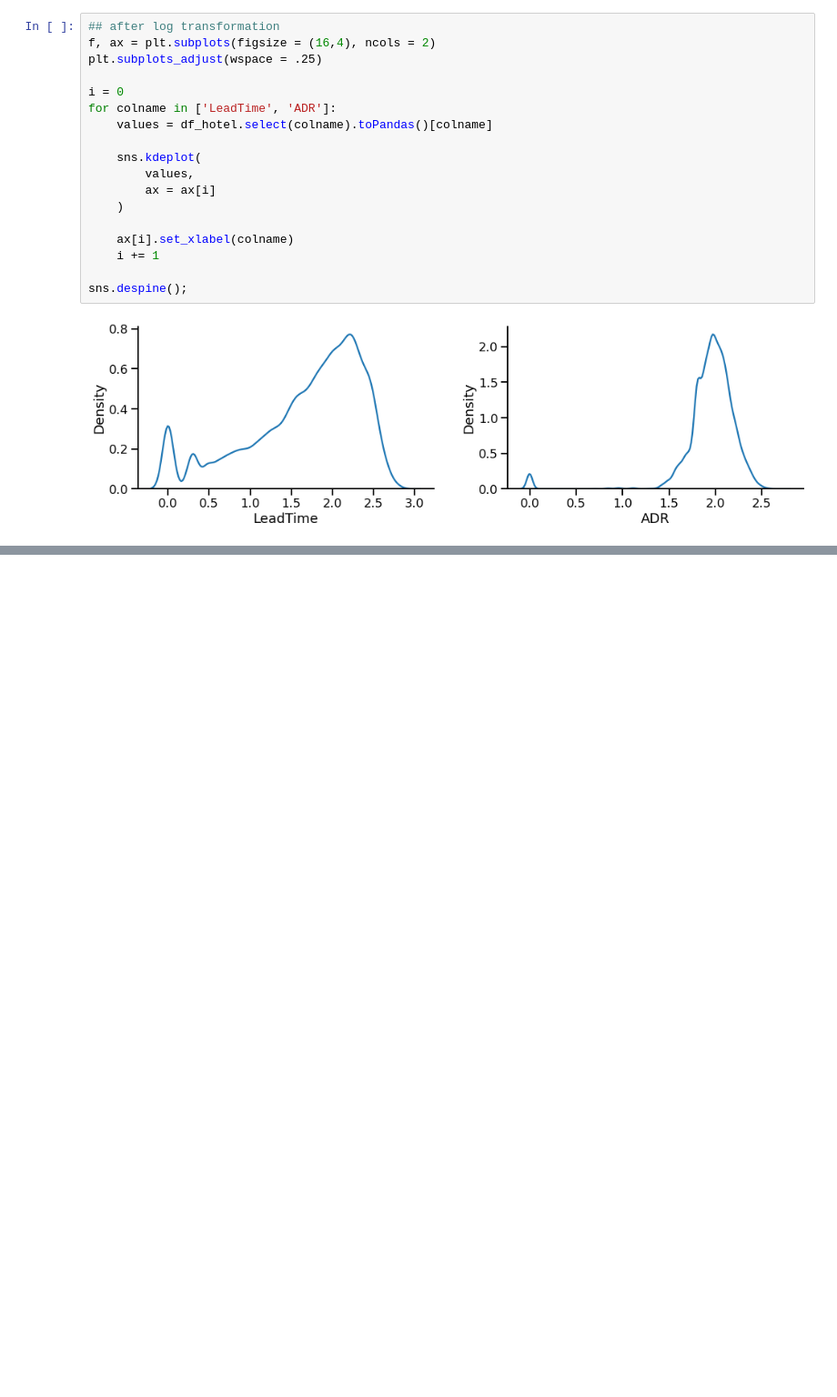
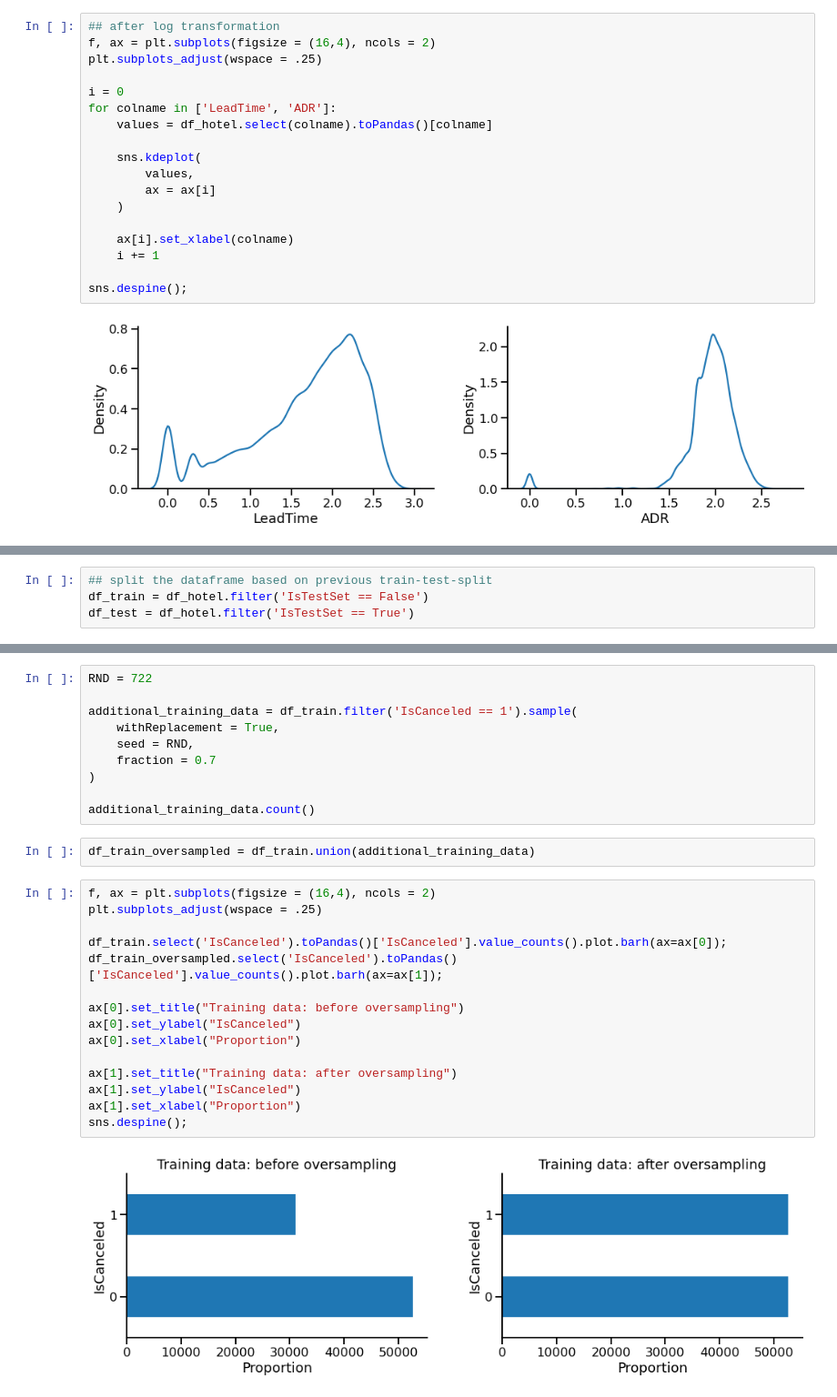
Before and after one commit to elvyna/hotel-booking-cancellation, a Jupyter notebook: 1-data-preparation-data-transformation.ipynb, the cells around one changed output, grey strips where cells are left out. Shown at 91% size. Drawn from its saved outputs; the diff is of its cells as text; blank space fills up the shorter version.

Commit message:
Oversample cancelled bookings

```diff
--- a/1-data-preparation-data-transformation.ipynb
+++ b/1-data-preparation-data-transformation.ipynb
@@ -612,0 +584,4 @@ Oversample the **training set** using SMOTE.
+# %%
+## split the dataframe based on previous train-test-split
+df_train = df_hotel.filter('IsTestSet == False')
+df_test = df_hotel.filter('IsTestSet == True')
@@ -613 +596,30 @@ Oversample the **training set** using SMOTE.
+# %%
+RND = 722
+
+additional_training_data = df_train.filter('IsCanceled == 1').sample(
+    withReplacement = True,
+    seed = RND,
+    fraction = 0.7
+)
+
+additional_training_data.count()
+# %%
+df_train_oversampled = df_train.union(additional_training_data)
+# %%
+f, ax = plt.subplots(figsize = (16,4), ncols = 2)
+plt.subplots_adjust(wspace = .25)
+
+df_train.select('IsCanceled').toPandas()['IsCanceled'].value_counts().plot.barh(ax=ax[0]);
+df_train_oversampled.select('IsCanceled').toPandas()['IsCanceled'].value_counts().plot.barh(ax=ax[1]);
+
+ax[0].set_title("Training data: before oversampling")
+ax[0].set_ylabel("IsCanceled")
+ax[0].set_xlabel("Proportion")
+
+ax[1].set_title("Training data: after oversampling")
+ax[1].set_ylabel("IsCanceled")
+ax[1].set_xlabel("Proportion")
+sns.despine();
+# %% [output]
+[figure, added]
 # %%
```
Also changed, not shown: parts of 18 cells of this notebook.
